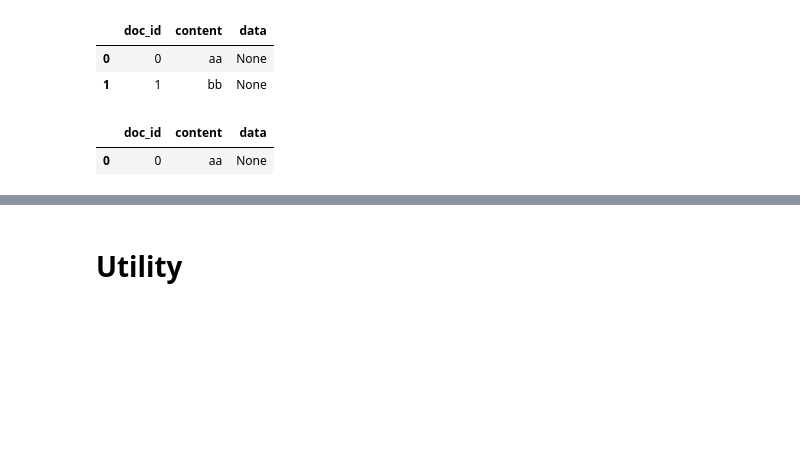
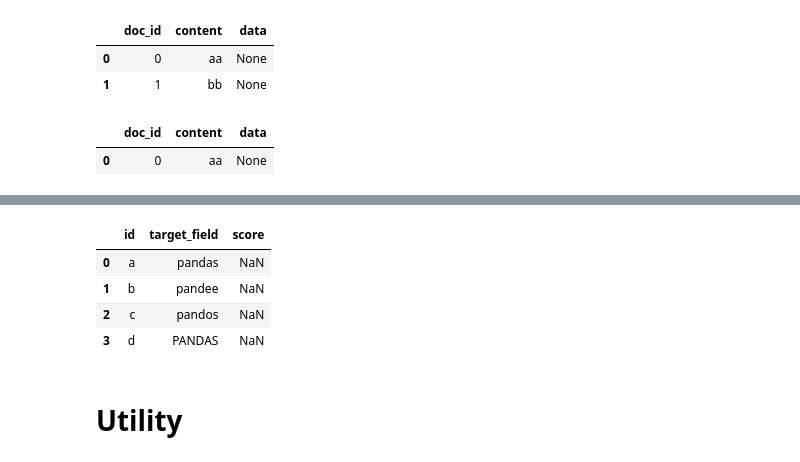
Before and after one commit to datanooblol/broai, a Jupyter notebook: dev.ipynb, the cells around one changed output, grey strips where cells are left out. Cells and saved outputs as stored; diff of their text form; code cells hidden in the pictures; blank space fills up the shorter version.

```diff
--- a/dev.ipynb
+++ b/dev.ipynb
@@ -343,0 +410,15 @@ sm.remove_database(confirm="remove database")
+# %%
+schemas = {
+    "id": "VARCHAR",
+    "target_field": "VARCHAR"
+}
+
+fulltext_db = DuckStoreInterface(db="./duckmemory.db", table="fulltext", schemas=schemas)
+fulltext_db.create_table()
+# %%
+ids = ["a", "b", "c", "d"]
+targets = ["pandas", "pandee", "pandos", "PANDAS"]
+data = ", ".join([f"('{i}', '{t}')" for i, t in zip(ids, targets)])
+
+fulltext_db.add(fields=['id', 'target_field'], data=data)
+fulltext_db.read()
@@ -343,0 +455,27 @@ sm.remove_database(confirm="remove database")
+# %%
+def fts_bm25(db:DuckStoreInterface, search_term:str, id_field, search_field:str):
+    db_name = db.db
+    table = db.table
+    query = f"""\
+    SELECT *
+    FROM (
+        SELECT *, fts_main_{table}.match_bm25(
+            {id_field},
+            '{search_term}',
+            fields := '{search_field}'
+        ) AS score
+        FROM {table}
+    ) sq
+    ORDER BY score DESC;
+    """
+    with duckdb.connect(db_name) as con:
+        df = con.sql(query).to_df()
+    return df
+# %%
+fts_bm25(db=fulltext_db, search_term="pand", id_field="id", search_field="target_field")
+# %% [output]
+|  | id | target_field | score |
+| 0 | a | pandas | NaN |
+| 1 | b | pandee | NaN |
+| 2 | c | pandos | NaN |
+| 3 | d | PANDAS | NaN |
```
Also changed, not shown: parts of 45 cells of this notebook, 3 other files.
